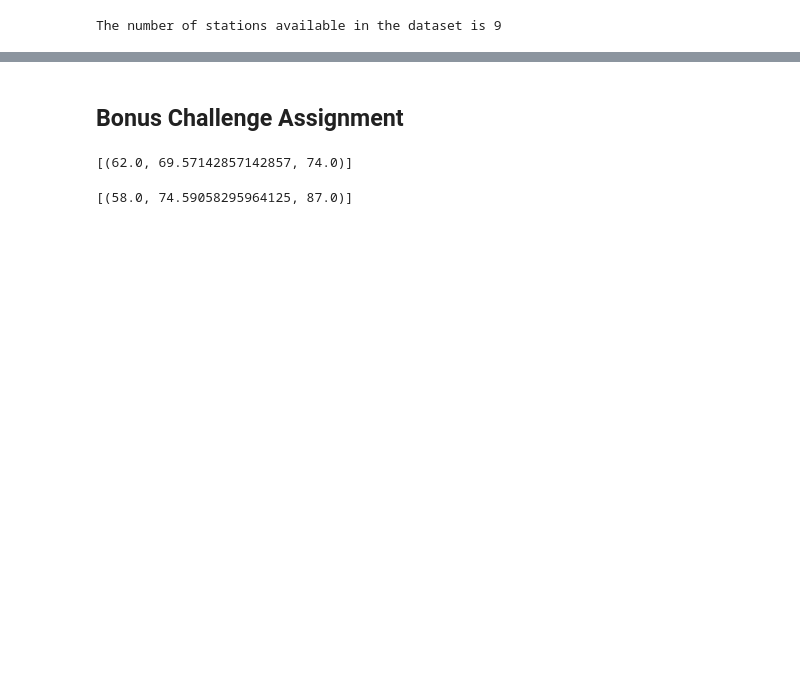
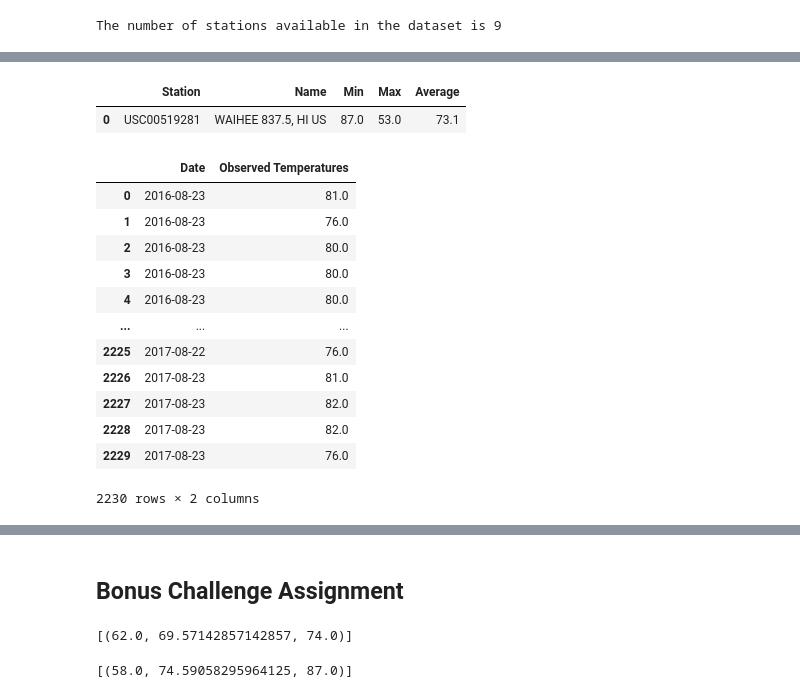
Before and after one commit to KirstieMcCown/sqlalchemy-challenge, a Jupyter notebook: climate_starter.ipynb, the cells around one changed output, grey strips where cells are left out. Drawn from its saved outputs; the diff is of its cells as text; code cells hidden in the pictures; blank space fills up the shorter version.

```diff
--- a/climate_starter.ipynb
+++ b/climate_starter.ipynb
@@ -142,3 +160,12 @@ for i in active_stations:
 # %%
 # Using the station id from the previous query, calculate the lowest temperature recorded,
 # highest temperature recorded, and average temperature of the most active station?
+stationtemp = session.query(Station.station, Station.name, func.max(Measurement.tobs), func.min(Measurement.tobs), func.avg(Measurement.tobs)).\
+    filter(Station.station == 'USC00519281').all()
+
+temp_df = pd.DataFrame(stationtemp, columns = {"Station", "Name", "Max", "Min", "Average"})
+temp_df = temp_df.rename(columns = {"Min" : "Station", "Average" : "Name", "Name" : "Min", "Station" : "Average"})
+temp_df
+# %% [output]
+|  | Station | Name | Min | Max | Average |
+| 0 | USC00519281 | WAIHEE 837.5, HI US | 87.0 | 53.0 | 73.1 |
@@ -147,0 +172,36 @@ for i in active_stations:
+# %%
+# Choose the station with the highest number of temperature observations.
+# Query the last 12 months of temperature observation data for this station and plot the results as a histogram
+waihee_latest_date = session.query(Measurement.date).\
+    filter(Station.station == 'USC00519281').\
+        order_by(Measurement.date.desc()).first()
+waihee_earliest_date = session.query(Measurement.date).\
+    filter(Station.station == 'USC00519281').\
+        order_by(Measurement.date).first()
+
+# waihee_latest_date
+# waihee_earliest_date
+
+waihee_year_ago = dt.date(2017, 8, 23) - dt.timedelta(days=365)
+
+waihee_twelve_months = session.query(Measurement.date, Measurement.tobs).\
+     filter(Measurement.date >= dt.date(2017, 8, 23) - (dt.timedelta(days=365))).\
+     order_by(Measurement.date).all()
+
+waihee_df = pd.DataFrame(waihee_twelve_months)
+waihee_df = waihee_df.rename(columns = {"date" : "Date", "tobs" : "Observed Temperatures"})
+waihee_df
+# %% [output]
+|  | Date | Observed Temperatures |
+| 0 | 2016-08-23 | 81.0 |
+| 1 | 2016-08-23 | 76.0 |
+| 2 | 2016-08-23 | 80.0 |
+| 3 | 2016-08-23 | 80.0 |
+| 4 | 2016-08-23 | 80.0 |
+| ... | ... | ... |
+| 2225 | 2017-08-22 | 76.0 |
+| 2226 | 2017-08-23 | 81.0 |
+| 2227 | 2017-08-23 | 82.0 |
+| 2228 | 2017-08-23 | 82.0 |
+| 2229 | 2017-08-23 | 76.0 |
+2230 rows × 2 columns
```
Also changed, not shown: parts of 7 cells of this notebook.
